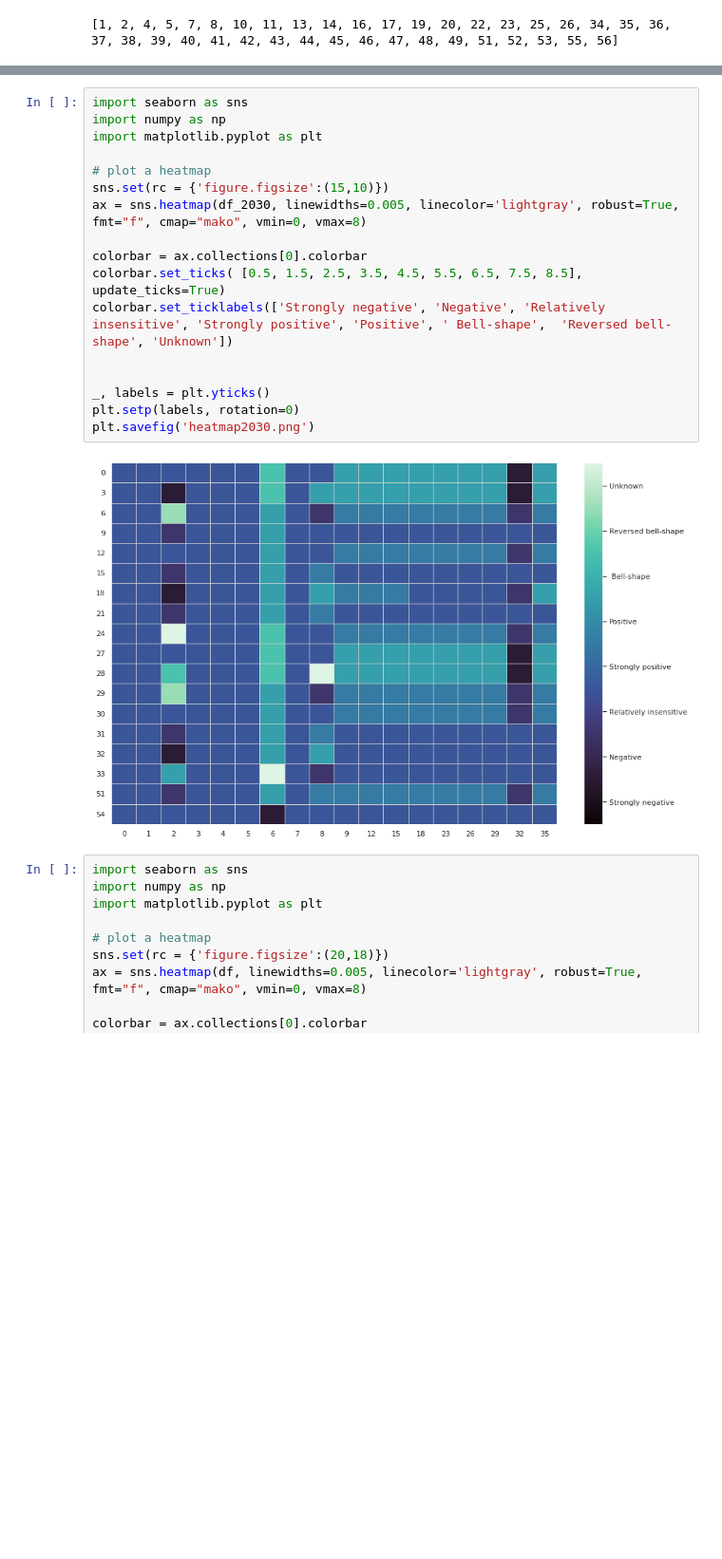
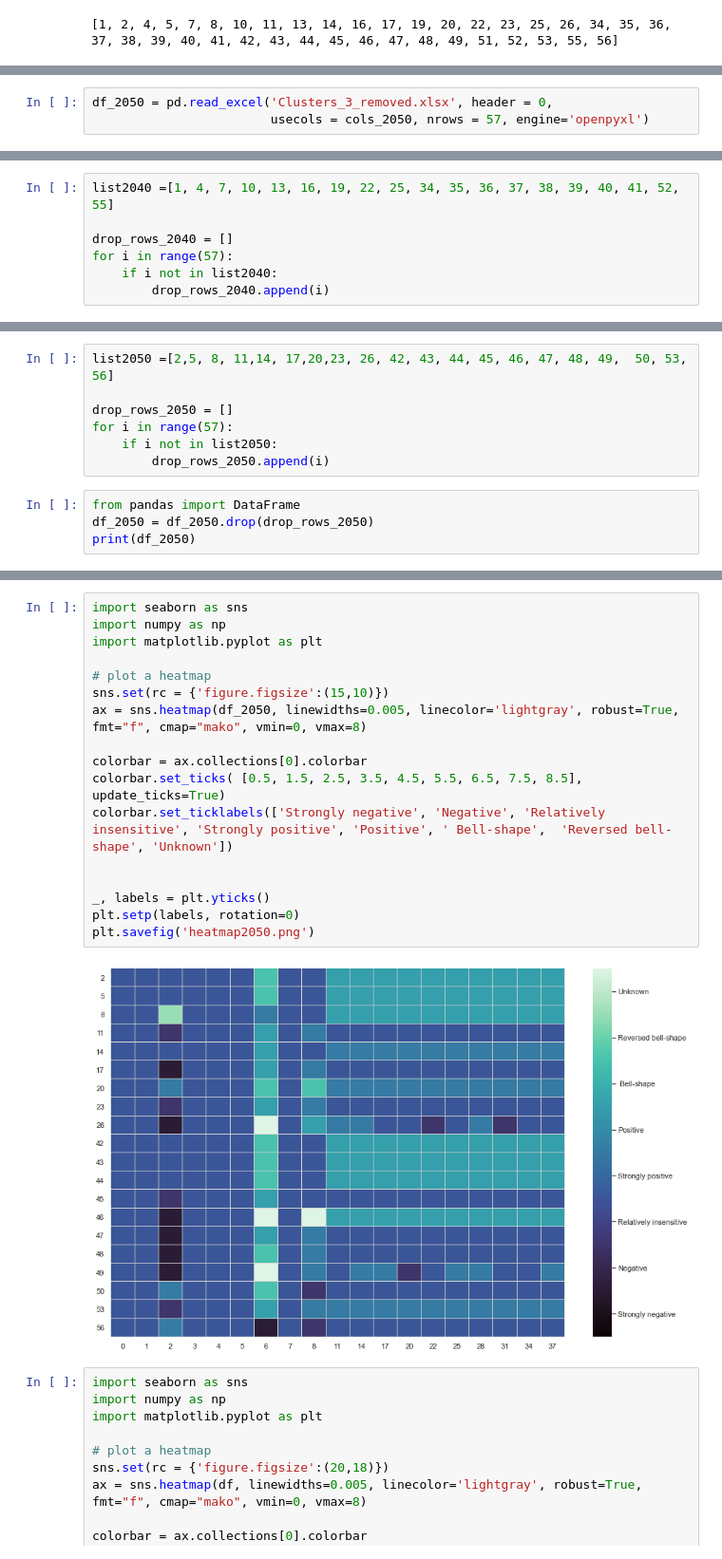
Before and after one commit to ZahraJahangiri/DL_COPPER, a Jupyter notebook: Heatmap_clusters.ipynb, the cells around one changed output, grey strips where cells are left out. Shown at 95% size. Cells and saved outputs as stored; diff of their text form; blank space fills up the shorter version.

Commit message:
clusters

```diff
--- a/Heatmap_clusters.ipynb
+++ b/Heatmap_clusters.ipynb
@@ -66,3 +70,6 @@ df_2030 = pd.read_excel('Clusters_3_removed.xlsx', header = 0, usecols =cols, nr
+# %%
+df_2050 = pd.read_excel('Clusters_3_removed.xlsx', header = 0,
+                        usecols = cols_2050, nrows = 57, engine='openpyxl')
 # %%
 from pandas import DataFrame
 df_2030 = df_2030.drop([1, 2, 4, 5, 7, 8, 10, 11, 13, 14, 16, 17, 19, 20, 22, 23, 25, 26, 34, 35, 36, 37, 38, 39, 40, 41, 42, 43, 44, 45, 46, 47, 48, 49, 50, 52, 53, 55, 56])
@@ -89 +96,8 @@ print(df_2030)
 54   3   3   3   3   3   3   1   3   3   3   3   3   3   3   3   3   3   3
+# %%
+list2040 =[1, 4, 7, 10, 13, 16, 19, 22, 25, 34, 35, 36, 37, 38, 39, 40, 41, 52, 55]
+
+drop_rows_2040 = []
+for i in range(57):
+    if i not in list2040:
+        drop_rows_2040.append(i)
@@ -89,0 +133,11 @@ print(df_2030)
+# %%
+list2050 =[2,5, 8, 11,14, 17,20,23, 26, 42, 43, 44, 45, 46, 47, 48, 49,  50, 53, 56]
+
+drop_rows_2050 = []
+for i in range(57):
+    if i not in list2050:
+        drop_rows_2050.append(i)
+# %%
+from pandas import DataFrame
+df_2050 = df_2050.drop(drop_rows_2050)
+print(df_2050)
@@ -90,22 +162,22 @@ print(df_2030)
 # %%
 import seaborn as sns
 import numpy as np
 import matplotlib.pyplot as plt
 
 # plot a heatmap
 sns.set(rc = {'figure.figsize':(15,10)})
-ax = sns.heatmap(df_2030, linewidths=0.005, linecolor='lightgray', robust=True, fmt="f", cmap="mako", vmin=0, vmax=8)
+ax = sns.heatmap(df_2050, linewidths=0.005, linecolor='lightgray', robust=True, fmt="f", cmap="mako", vmin=0, vmax=8)
 
 colorbar = ax.collections[0].colorbar
 colorbar.set_ticks( [0.5, 1.5, 2.5, 3.5, 4.5, 5.5, 6.5, 7.5, 8.5], update_ticks=True)
 colorbar.set_ticklabels(['Strongly negative', 'Negative', 'Relatively insensitive', 'Strongly positive', 'Positive', ' Bell-shape',  'Reversed bell-shape', 'Unknown'])
 
 
 _, labels = plt.yticks()
 plt.setp(labels, rotation=0)
-plt.savefig('heatmap2030.png')
+plt.savefig('heatmap2050.png')
 # %% [output]
-[figure, old version]
+[figure, new version]
 # %%
 import seaborn as sns
 import numpy as np
```
Also changed, not shown: parts of 11 cells of this notebook, 4 other files.
